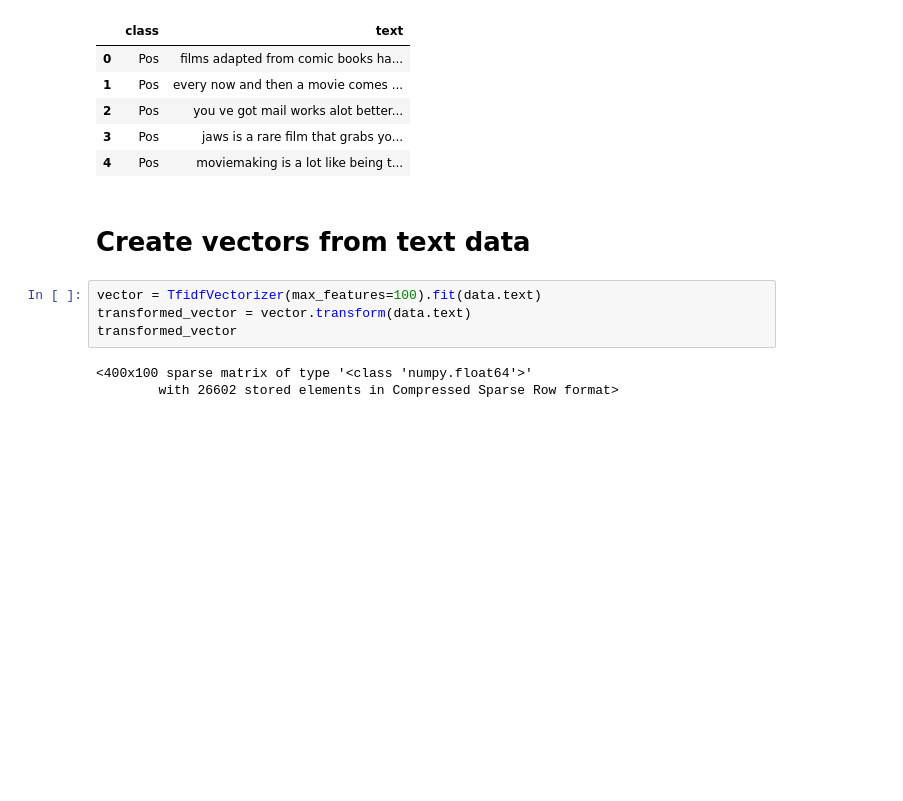
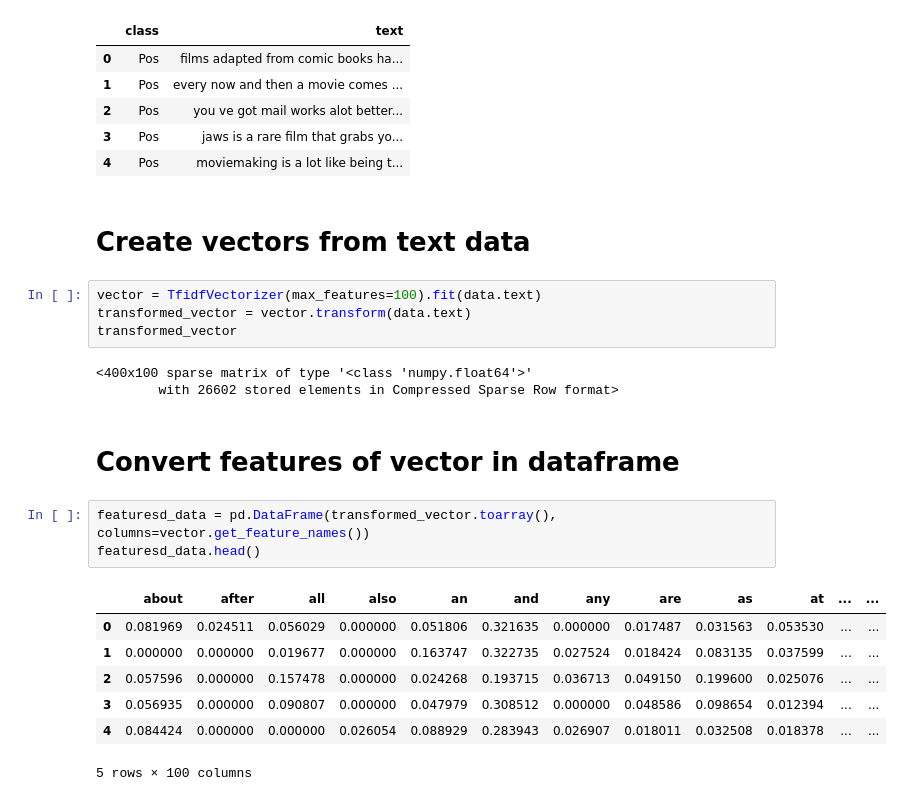
Before and after one commit to Muhammad-Usama-07/Natural-Language-Processing, a Jupyter notebook: Sentiment_Analysis/WorkFile.ipynb, the cells around one changed output. Cells and saved outputs as stored; diff of their text form; blank space fills up the shorter version.

Commit message:
Convert features of vector in dataframe

```diff
--- a/Sentiment_Analysis/WorkFile.ipynb
+++ b/Sentiment_Analysis/WorkFile.ipynb
@@ -120,3 +120,16 @@ transformed_vector
 # %% [output]
 <400x100 sparse matrix of type '<class 'numpy.float64'>'
         with 26602 stored elements in Compressed Sparse Row format>
+# %% [markdown]
+# Convert features of vector in dataframe
+# %%
+featuresd_data = pd.DataFrame(transformed_vector.toarray(), columns=vector.get_feature_names())
+featuresd_data.head()
+# %% [output]
+|  | about | after | all | also | an | and | any | are | as | at | ... | ... |
+| 0 | 0.081969 | 0.024511 | 0.056029 | 0.000000 | 0.051806 | 0.321635 | 0.000000 | 0.017487 | 0.031563 | 0.053530 | ... | ... |
+| 1 | 0.000000 | 0.000000 | 0.019677 | 0.000000 | 0.163747 | 0.322735 | 0.027524 | 0.018424 | 0.083135 | 0.037599 | ... | ... |
+| 2 | 0.057596 | 0.000000 | 0.157478 | 0.000000 | 0.024268 | 0.193715 | 0.036713 | 0.049150 | 0.199600 | 0.025076 | ... | ... |
+| 3 | 0.056935 | 0.000000 | 0.090807 | 0.000000 | 0.047979 | 0.308512 | 0.000000 | 0.048586 | 0.098654 | 0.012394 | ... | ... |
+| 4 | 0.084424 | 0.000000 | 0.000000 | 0.026054 | 0.088929 | 0.283943 | 0.026907 | 0.018011 | 0.032508 | 0.018378 | ... | ... |
+5 rows × 100 columns
```
